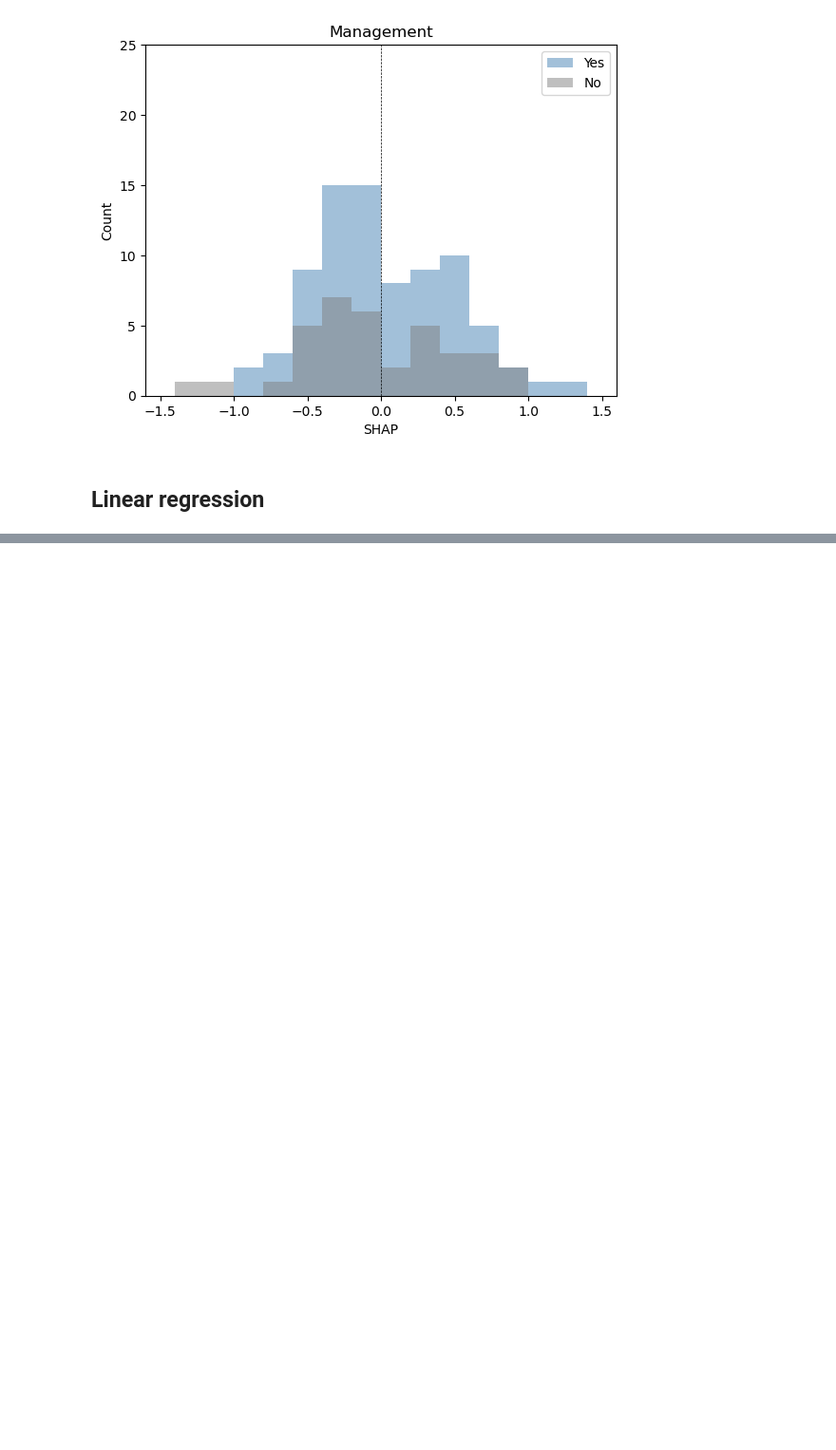
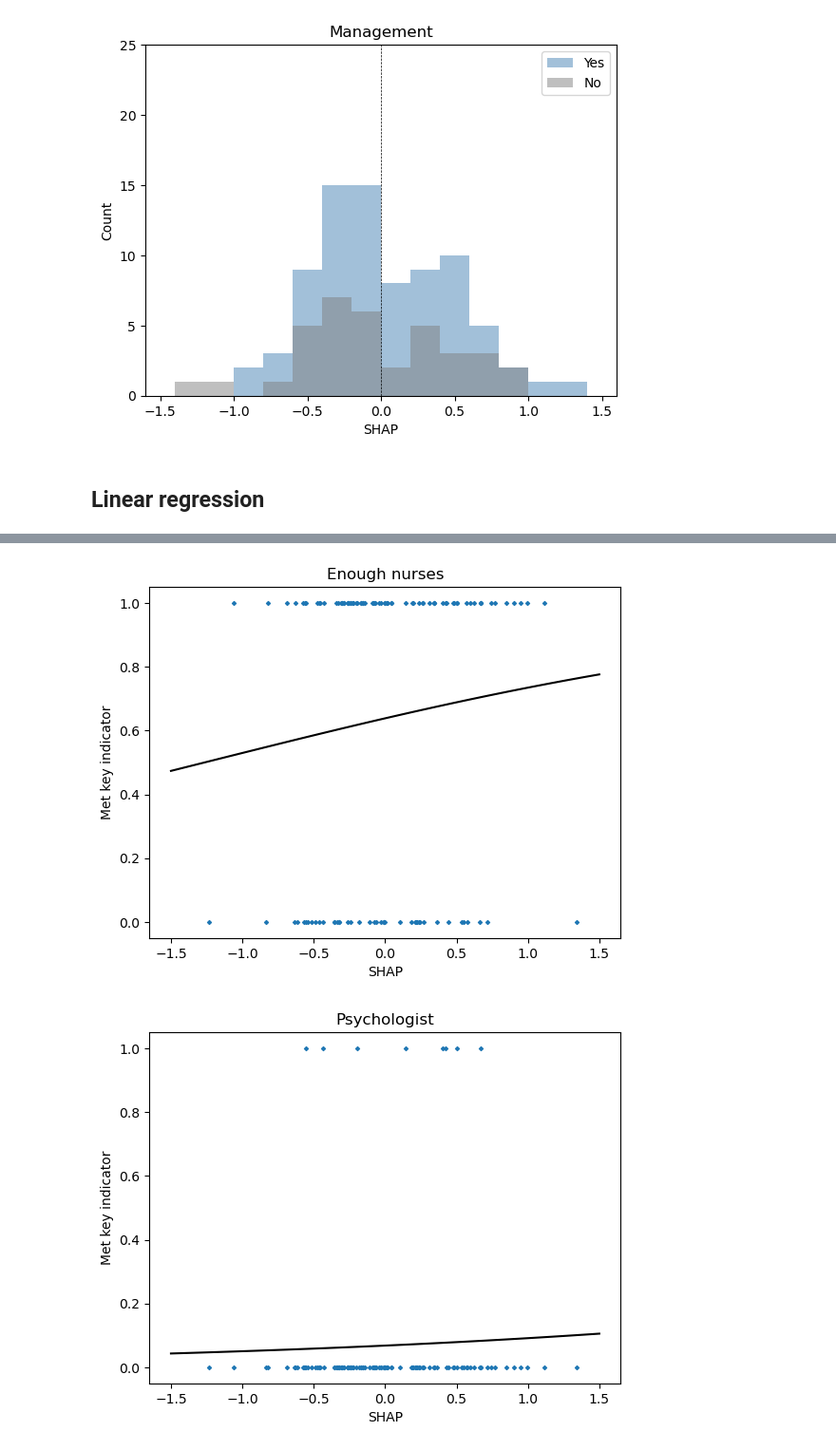
Before and after one commit to samuel-book/thrombolysis_organisational_factors, a Jupyter notebook: data_prep/4_ki_vs_shap.ipynb, the cells around one changed output, grey strips where cells are left out. Shown at 95% size. Cells and saved outputs as stored; diff of their text form; code cells hidden in the pictures; blank space fills up the shorter version.

```diff
--- a/data_prep/4_ki_vs_shap.ipynb
+++ b/data_prep/4_ki_vs_shap.ipynb
@@ -254,0 +275,29 @@ for c, col in enumerate(cols_ki):
+# %%
+shap_vals = df['shap_mean'].values
+
+x_values = np.linspace(-1.5, 1.5, 100).reshape(-1, 1)
+
+for c, col in enumerate(cols_ki):
+    ki_vals = df[col].values
+
+    x = np.array(shap_vals).reshape(-1, 1)
+    y = np.array(ki_vals).reshape(-1, 1)
+
+    # Create logistic regression object
+    clf = LogisticRegression()
+    # Train the model using the training sets
+    clf.fit(x, y)
+
+    pred = expit(x_values * clf.coef_ + clf.intercept_).ravel()
+
+    fig, ax = plt.subplots()
+    ax.scatter(shap_vals, ki_vals, s=4, marker='D')
+    ax.plot(x_values, pred, color='k')
+
+    ax.set_xlabel('SHAP')
+    ax.set_ylabel('Met key indicator')
+    ax.set_title(cols_ki_names[c])
+    plt.show()
+# %% [output]
+[figure, added]
+[figure, added]
```
Also changed, not shown: parts of 5 cells of this notebook.
